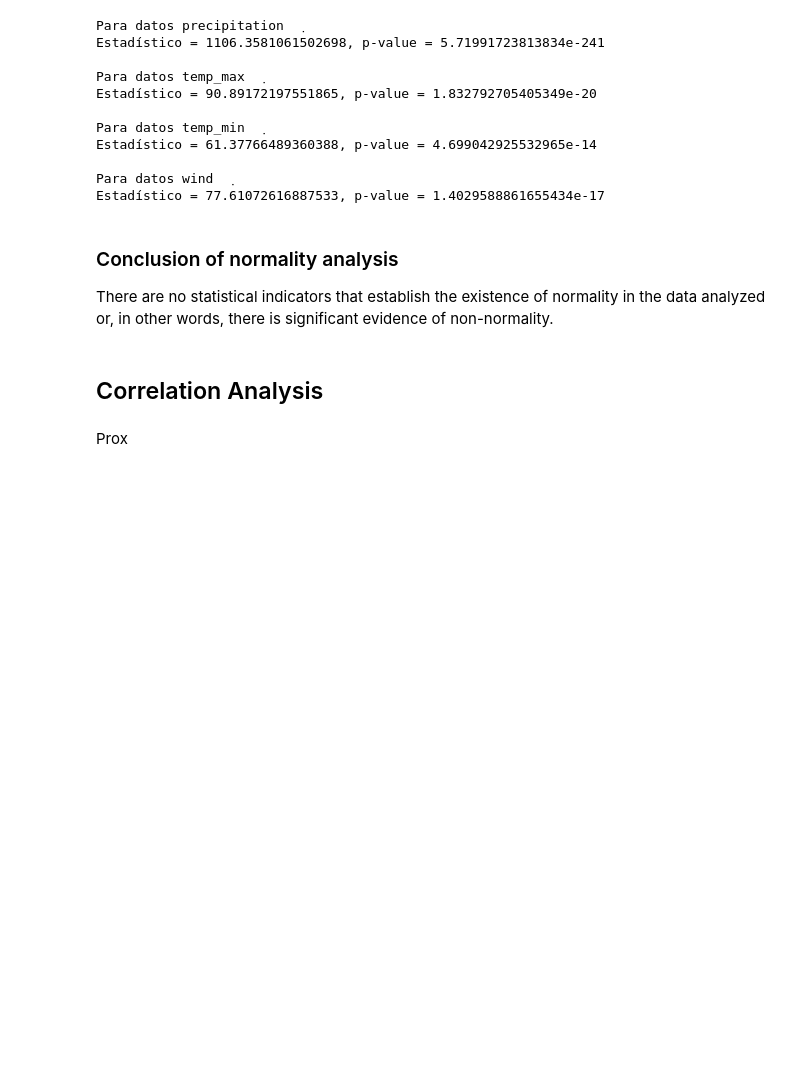
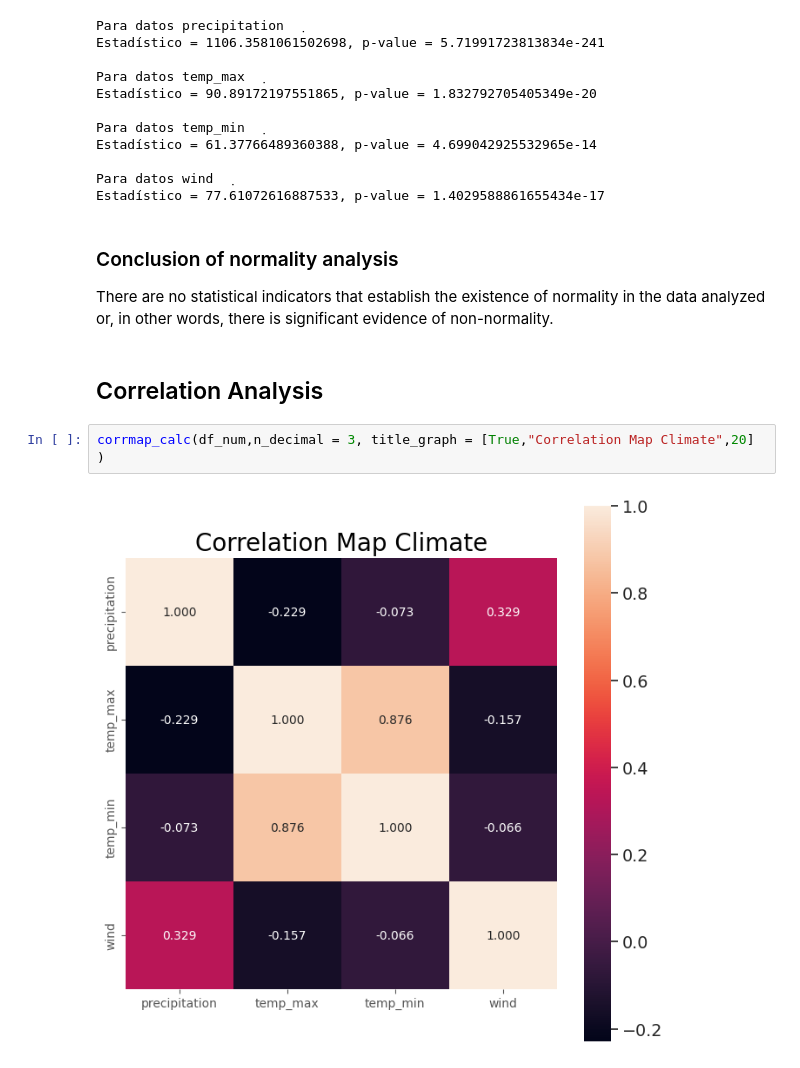
Before and after one commit to Luitz1/Projects, a Jupyter notebook: Data Analyst Projects/3_Climate_Analysis/climate_seattle/notebooks/03_statistical_analysis.ipynb, the cells around one changed output. Saved outputs shown, nothing was run; the diff lists cells and outputs as text; blank space fills up the shorter version.

```diff
--- a/Data Analyst Projects/3_Climate_Analysis/climate_seattle/notebooks/03_statistical_analysis.ipynb
+++ b/Data Analyst Projects/3_Climate_Analysis/climate_seattle/notebooks/03_statistical_analysis.ipynb
@@ -157,5 +157,7 @@ Estadístico = 77.61072616887533, p-value = 1.4029588861655434e-17
 There are no statistical indicators that establish the existence of normality in the data analyzed or, in other words, there is significant evidence of non-normality.
 # %% [markdown]
 ## Correlation Analysis
-# %% [markdown]
-Prox
+# %%
+corrmap_calc(df_num,n_decimal = 3, title_graph = [True,"Correlation Map Climate",20] )
+# %% [output]
+[figure, added]
```
Also changed, not shown: parts of 8 cells of this notebook, 2 other files.
